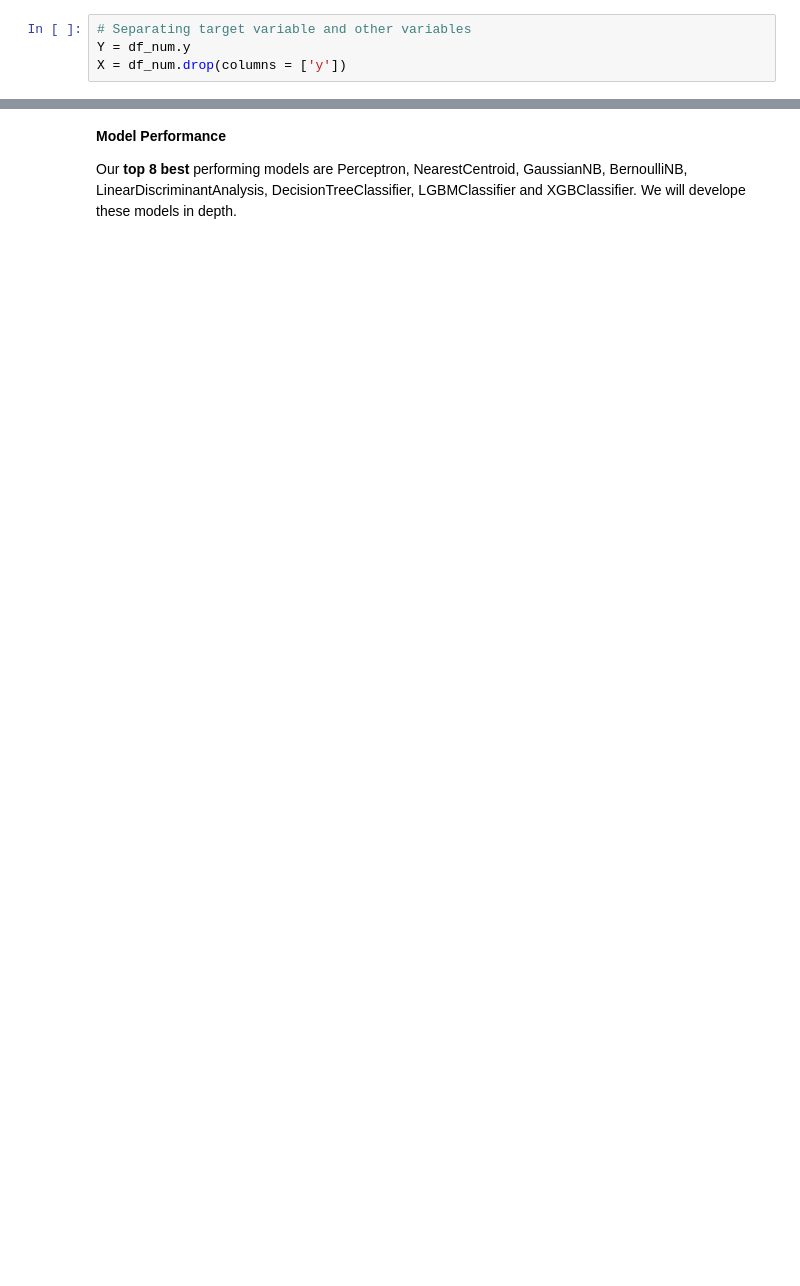
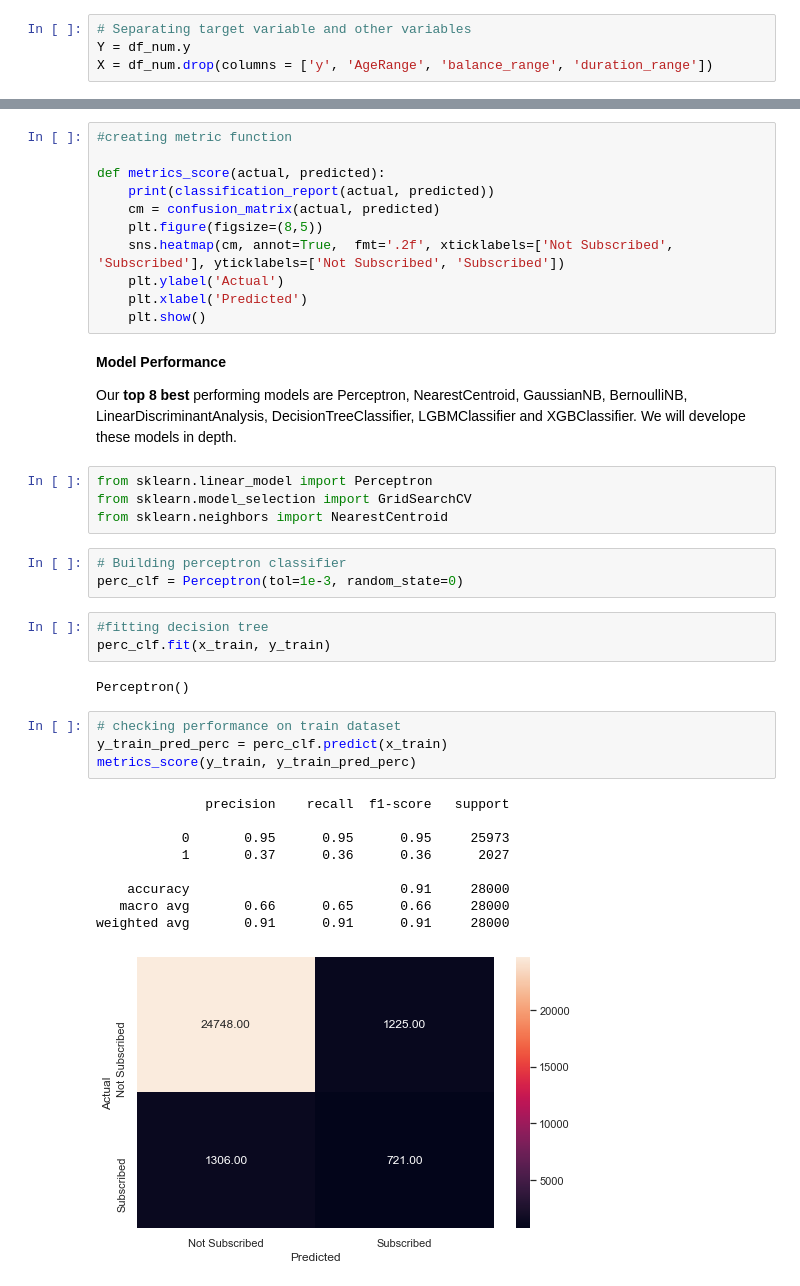
Before and after one commit to kre8tions/Apziva, a Jupyter notebook: cbxr8ZpqR79rOXna/cbxr8ZpqR79rOXna.ipynb, the cells around one changed output, grey strips where cells are left out. Cells and saved outputs as stored; diff of their text form; blank space fills up the shorter version.

```diff
--- a/cbxr8ZpqR79rOXna/cbxr8ZpqR79rOXna.ipynb
+++ b/cbxr8ZpqR79rOXna/cbxr8ZpqR79rOXna.ipynb
@@ -829,7 +770,7 @@ from lazypredict.Supervised import LazyClassifier
 # %%
 # Separating target variable and other variables
 Y = df_num.y
-X = df_num.drop(columns = ['y'])
+X = df_num.drop(columns = ['y', 'AgeRange', 'balance_range', 'duration_range'])
 # %%
 # Splitting the data
 x_train,x_test,y_train,y_test = train_test_split(X,Y,test_size=0.30,random_state=1,stratify=Y)
@@ -841,4 +800,41 @@ print(models)
+# %%
+#creating metric function
+
+def metrics_score(actual, predicted):
+    print(classification_report(actual, predicted))
+    cm = confusion_matrix(actual, predicted)
+    plt.figure(figsize=(8,5))
+    sns.heatmap(cm, annot=True,  fmt='.2f', xticklabels=['Not Subscribed', 'Subscribed'], yticklabels=['Not Subscribed', 'Subscribed'])
+    plt.ylabel('Actual')
+    plt.xlabel('Predicted')
+    plt.show()
 # %% [markdown]
 **Model Performance**
 
 Our **top 8 best** performing models are Perceptron, NearestCentroid, GaussianNB, BernoulliNB, LinearDiscriminantAnalysis, DecisionTreeClassifier, LGBMClassifier and XGBClassifier.  We will develope these models in depth.
+# %%
+from sklearn.linear_model import Perceptron
+from sklearn.model_selection import GridSearchCV
+from sklearn.neighbors import NearestCentroid
+# %%
+# Building perceptron classifier
+perc_clf = Perceptron(tol=1e-3, random_state=0)
+# %%
+#fitting decision tree
+perc_clf.fit(x_train, y_train)
+# %% [output]
+Perceptron()
+# %%
+# checking performance on train dataset
+y_train_pred_perc = perc_clf.predict(x_train)
+metrics_score(y_train, y_train_pred_perc)
+# %% [output]
+              precision    recall  f1-score   support
+
+           0       0.95      0.95      0.95     25973
+           1       0.37      0.36      0.36      2027
+
+    accuracy                           0.91     28000
+   macro avg       0.66      0.65      0.66     28000
+weighted avg       0.91      0.91      0.91     28000
+[figure, added]
```
Also changed, not shown: parts of 31 cells of this notebook.
